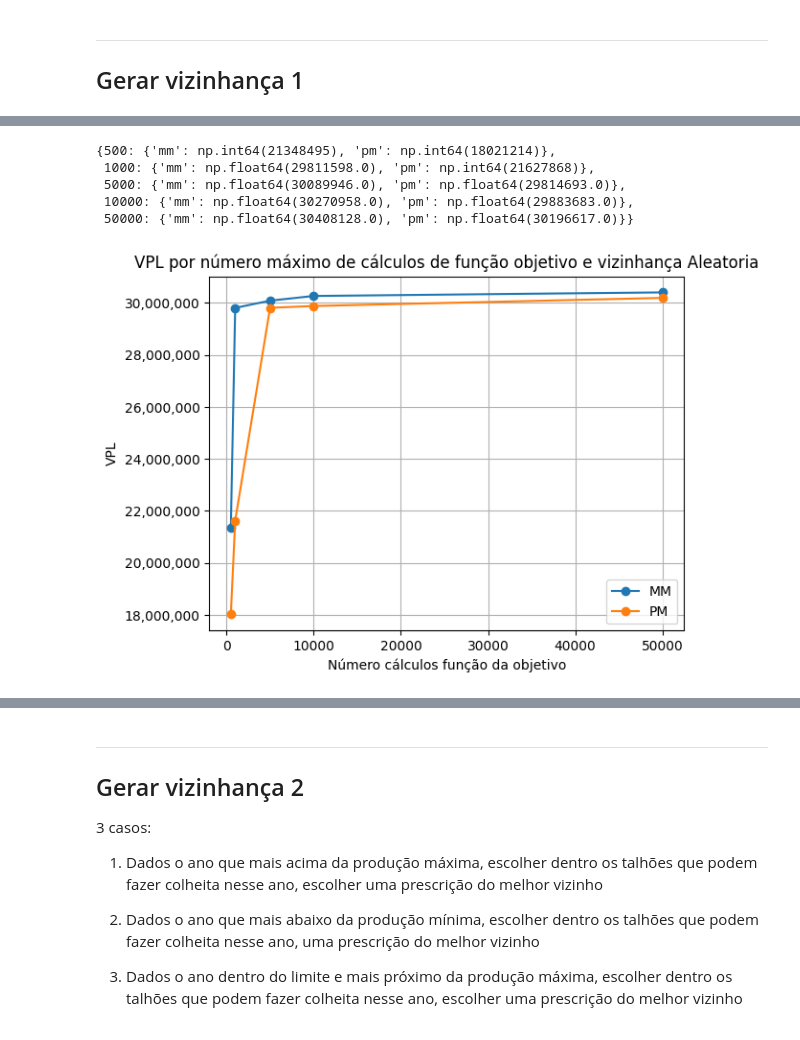
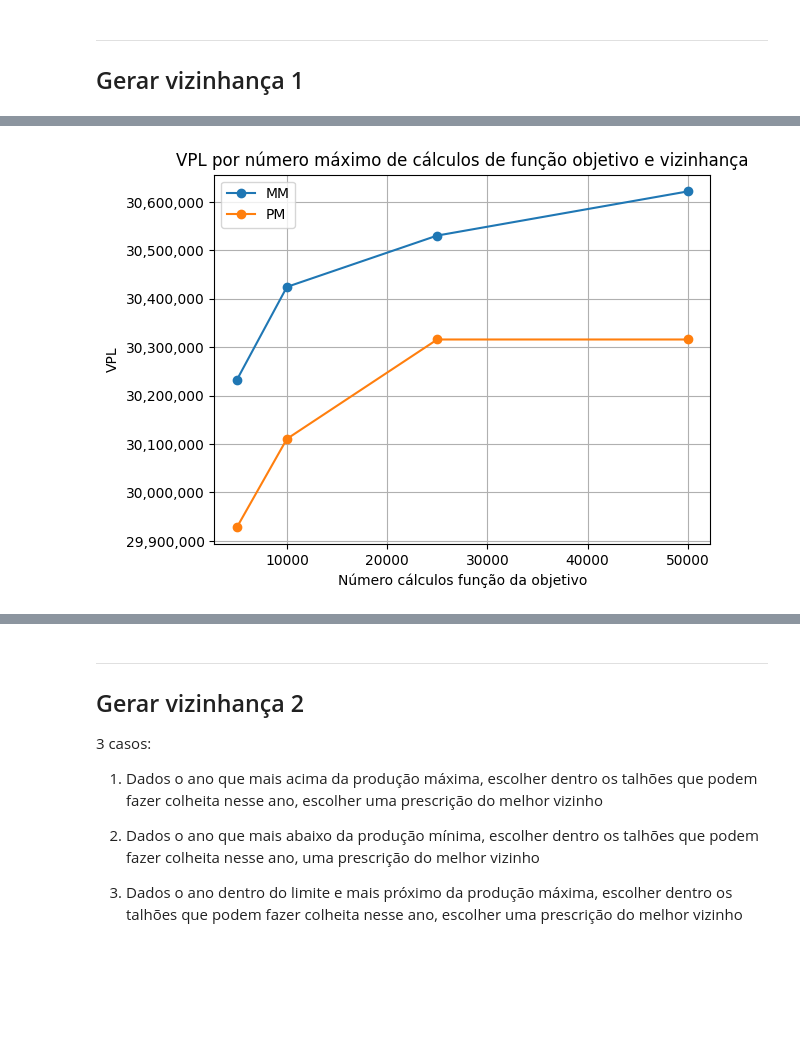
Before and after one commit to gabrielramos731/planejamento-florestal, a Jupyter notebook: T2-BH/T2/T2_bh.ipynb, the cells around one changed output, grey strips where cells are left out. Cells and saved outputs as stored; diff of their text form; code cells hidden in the pictures; blank space fills up the shorter version.

Commit message:
feat: finaliza experimentos e resultados BL

```diff
--- a/T2-BH/T2/T2_bh.ipynb
+++ b/T2-BH/T2/T2_bh.ipynb
@@ -297,26 +345,31 @@ num_calculos_obj = [500, 1000, 5000, 10000, 50000]
 # %%
-v1_num_calc_vpl = {num: {'mm': 0, 'pm': 0} for num in num_calculos_obj}
+start_time = datetime.now().strftime("%H:%M:%S")
 
-for max_calculos_obj in v1_num_calc_vpl.items():
-    calculos_dict = max_calculos_obj[1]
+v1_num_calc_vpl = {num: {'mm': [], 'pm': []} for num in num_calculos_obj}
 
-    vpl_busca_local, sol_busca_local = busca_local(df_2,
-                                                   solucoes_alpha[2],
-                                                   seed=11,
-                                                   max_calculos_obj=max_calculos_obj[0],
-                                                    # tempo_max=10,
-                                                   metodo='mm',
-                                                   vizinhanca='aleatoria')
-    print('Melhor melhor\nVPL: ', vpl_busca_local)
-    calculos_dict['mm'] = vpl_busca_local
+for iter_experimento in numero_rando_exp:
+    print(f'\nExperimento {iter_experimento} iniciado')
+    for max_calculos_obj in v1_num_calc_vpl.items():
+        print(f'\nNúmero de cálculos: {max_calculos_obj[0]}')
+        calculos_dict = max_calculos_obj[1]
 
-    vpl_busca_local, sol_busca_local = busca_local(df_2,
+        vpl_busca_local, sol_busca_local = busca_local(df_2,
                                                     solucoes_alpha[2],
-                                                    seed=11,
+                                                    seed=iter_experimento,
                                                     max_calculos_obj=max_calculos_obj[0],
-                                                    # tempo_max=109,
-                                                    metodo='pm',
+                                                        # tempo_max=10,
+                                                    metodo='mm',
                                                     vizinhanca='aleatoria')
-    calculos_dict['pm'] = vpl_busca_local
-    print('Primeiro melhor\nVPL: ', vpl_busca_local)
+        print('Melhor melhor\nVPL: ', vpl_busca_local)
+        calculos_dict['mm'].append(vpl_busca_local)
+
+        vpl_busca_local, sol_busca_local = busca_local(df_2,
+                                                        solucoes_alpha[2],
+                                                        seed=iter_experimento,
+                                                        max_calculos_obj=max_calculos_obj[0],
+                                                        # tempo_max=109,
+                                                        metodo='pm',
+                                                        vizinhanca='aleatoria')
+        calculos_dict['pm'].append(vpl_busca_local)
+        print('Primeiro melhor\nVPL: ', vpl_busca_local)
 # %% [output]
@@ -340,12 +392,0 @@ VPL:  30196617.0
-# %%
-v1_num_calc_vpl
-# %% [output]
-{500: {'mm': np.int64(21348495), 'pm': np.int64(18021214)},
- 1000: {'mm': np.float64(29811598.0), 'pm': np.int64(21627868)},
- 5000: {'mm': np.float64(30089946.0), 'pm': np.float64(29814693.0)},
- 10000: {'mm': np.float64(30270958.0), 'pm': np.float64(29883683.0)},
- 50000: {'mm': np.float64(30408128.0), 'pm': np.float64(30196617.0)}}
-# %%
-plot_calculos_obj(v1_num_calc_vpl, vizinhanca='aleatoria')
-# %% [output]
-[figure, removed]
@@ -353,0 +393,6 @@ plot_calculos_obj(v1_num_calc_vpl, vizinhanca='aleatoria')
+# %%
+v1 = experimento(v1_num_calc_vpl)
+v1.calcula_estatisticas()
+v1.plota_experimento(medida='maximo')
+# %% [output]
+[figure, added]
```
Also changed, not shown: parts of 21 cells of this notebook, 10 other files.
